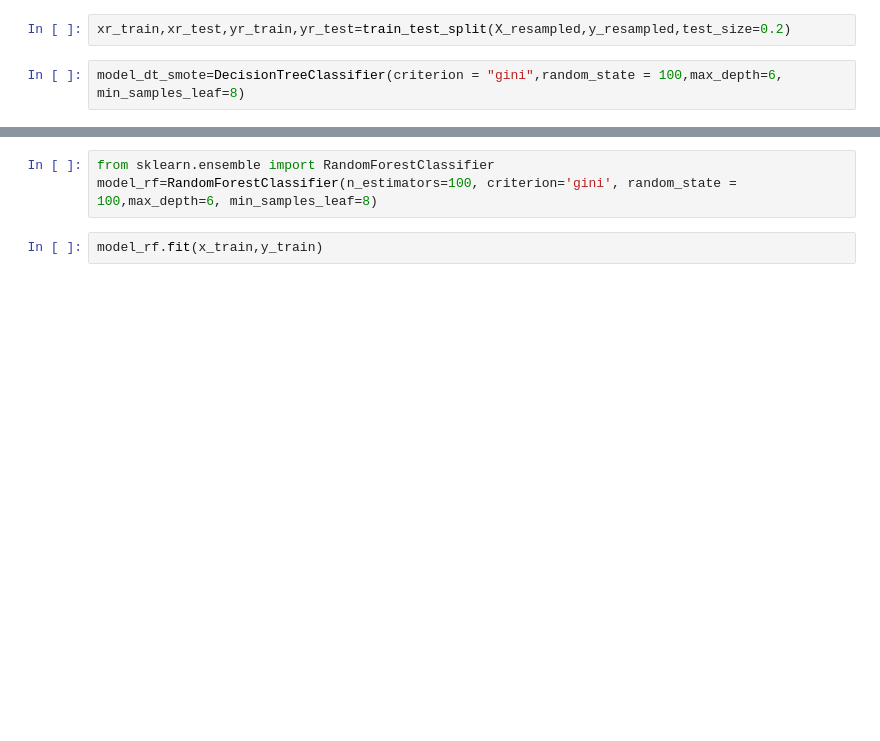
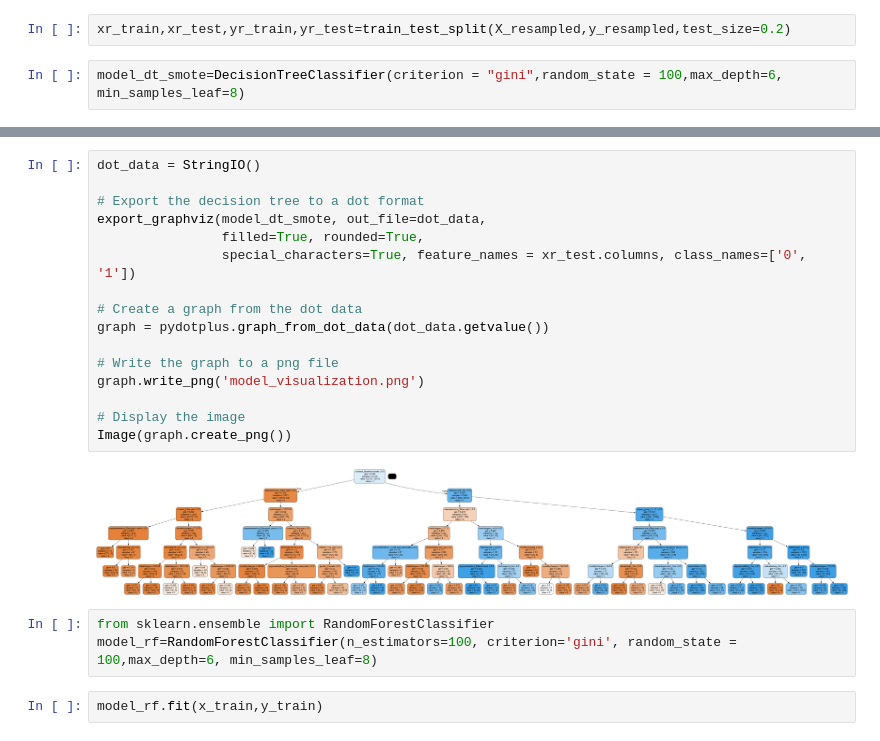
Before and after one commit to djshampz904/IS_project-II, a Jupyter notebook: churn_model.ipynb, the cells around one changed output, grey strips where cells are left out. Drawn from its saved outputs; the diff is of its cells as text; blank space fills up the shorter version.

```diff
--- a/churn_model.ipynb
+++ b/churn_model.ipynb
@@ -108,3 +122,21 @@ print(metrics.confusion_matrix(yr_test, yr_predict))
+# %%
+dot_data = StringIO()
+
+# Export the decision tree to a dot format
+export_graphviz(model_dt_smote, out_file=dot_data,
+                filled=True, rounded=True,
+                special_characters=True, feature_names = xr_test.columns, class_names=['0', '1'])
+
+# Create a graph from the dot data
+graph = pydotplus.graph_from_dot_data(dot_data.getvalue())
+
+# Write the graph to a png file
+graph.write_png('model_visualization.png')
+
+# Display the image
+Image(graph.create_png())
+# %% [output]
+[figure, added]
 # %%
 from sklearn.ensemble import RandomForestClassifier
 model_rf=RandomForestClassifier(n_estimators=100, criterion='gini', random_state = 100,max_depth=6, min_samples_leaf=8)
```
Also changed, not shown: parts of 14 cells of this notebook, 13 other files.
